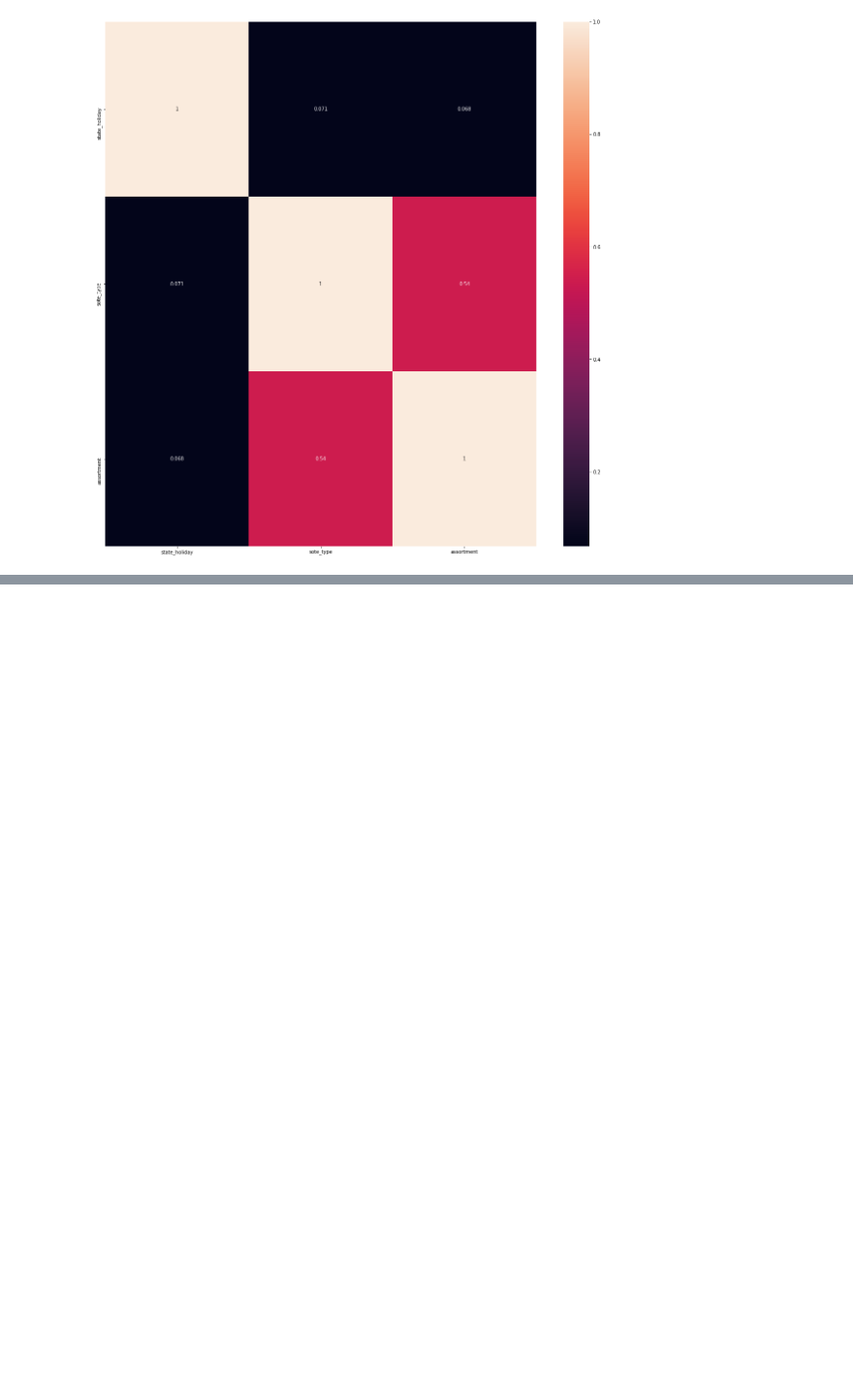
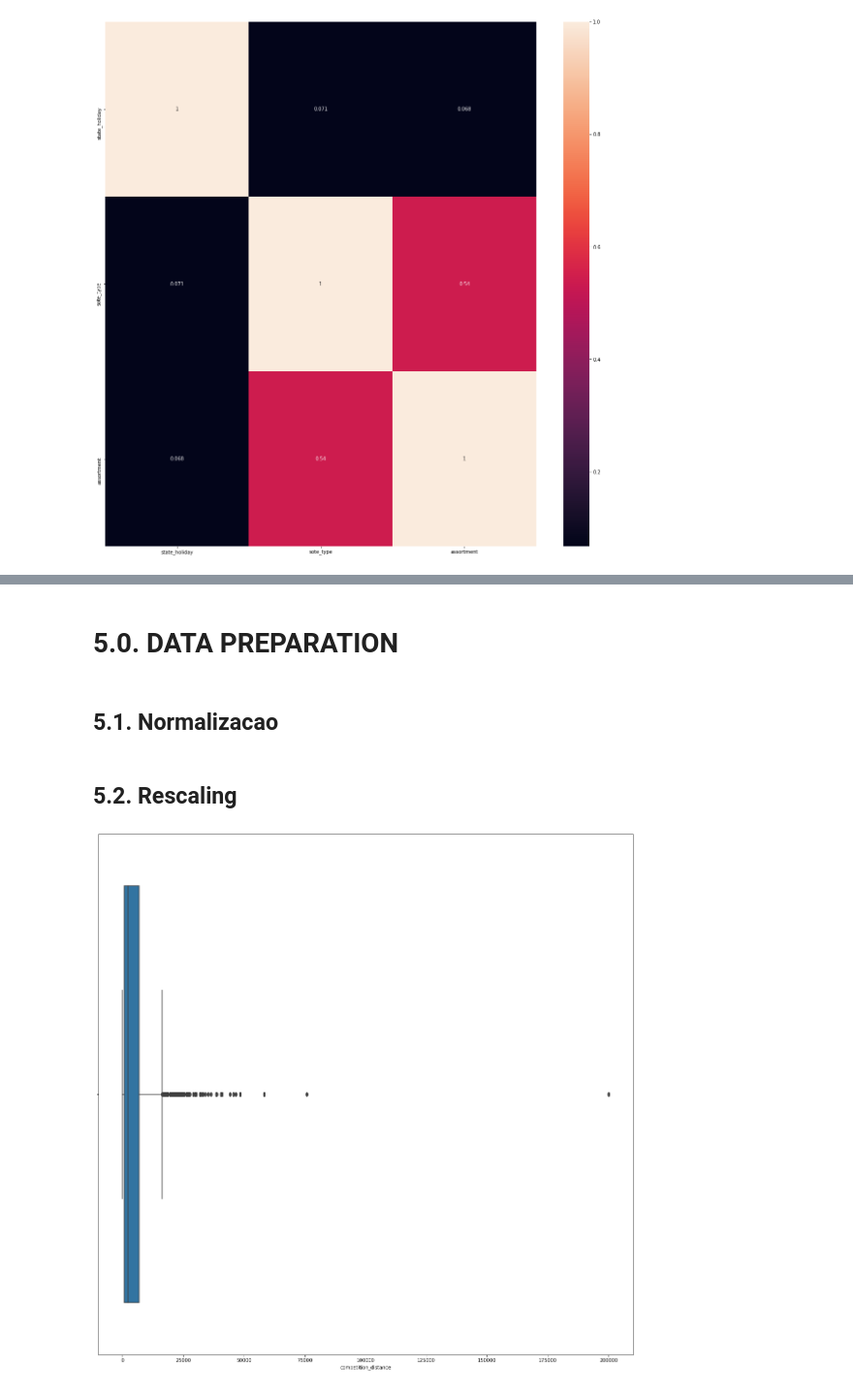
Before and after one commit to HenriqueLebre/DS-em-producao, a Jupyter notebook: m04_v01_store_sales_prediction.ipynb, the cells around one changed output, grey strips where cells are left out. Shown at 97% size. Saved outputs shown, nothing was run; the diff lists cells and outputs as text; code cells hidden in the pictures; blank space fills up the shorter version.

Commit message:
applied rescaling techniques

```diff
--- a/m04_v01_store_sales_prediction.ipynb
+++ b/m04_v01_store_sales_prediction.ipynb
@@ -718,0 +731,2 @@ df5 = df4.copy()
+# %% [markdown]
+# 5.0. DATA PREPARATION
@@ -718,0 +735,4 @@ df5 = df4.copy()
+# %% [markdown]
+## 5.1. Normalizacao
+# %% [markdown]
+## 5.2. Rescaling
@@ -718,0 +741,4 @@ df5 = df4.copy()
+# %%
+sns.boxplot(df5['competition_distance']);
+# %% [output]
+[figure, added]
```
Also changed, not shown: parts of 13 cells of this notebook.
